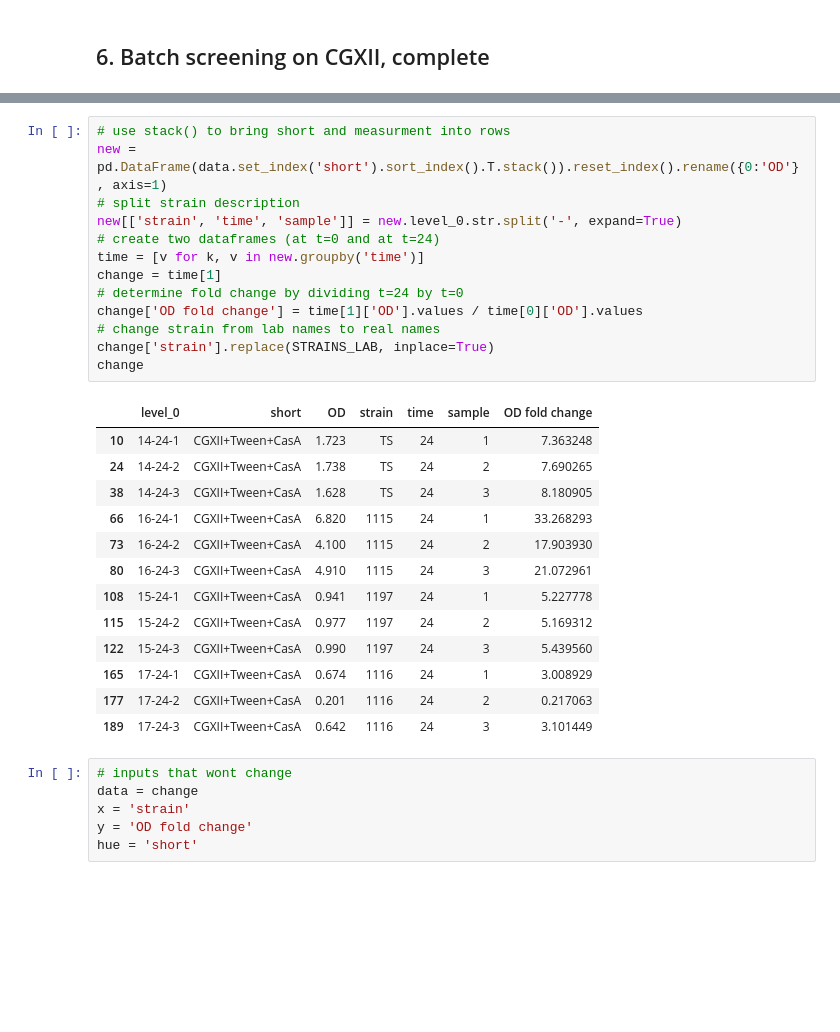
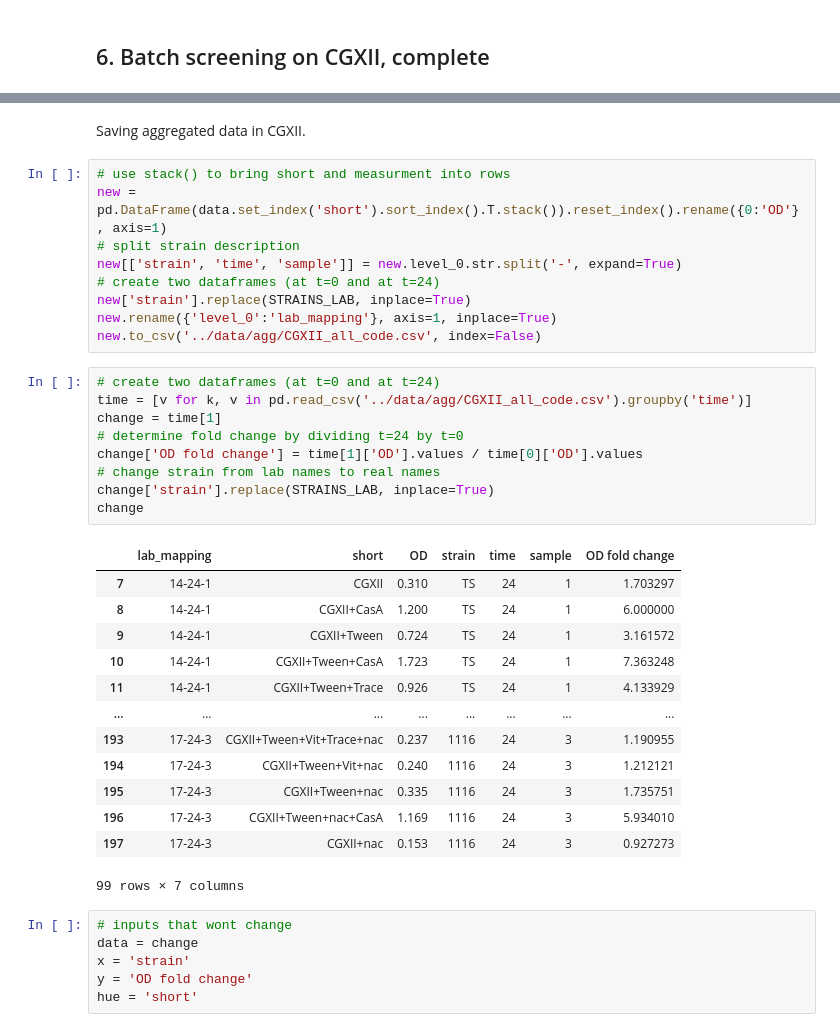
Before and after one commit to draeger-lab/C_striatum_wetlab, a Jupyter notebook: binary_growth_phenotypes/code/binary_eval.ipynb, the cells around one changed output, grey strips where cells are left out. Drawn from its saved outputs; the diff is of its cells as text; blank space fills up the shorter version.

Commit message:
add datasets for CGXII and M9 #6

```diff
--- a/binary_growth_phenotypes/code/binary_eval.ipynb
+++ b/binary_growth_phenotypes/code/binary_eval.ipynb
@@ -1095,33 +1091,40 @@ data
 | 3 | CGXII+Tween+Vit+nac | NaN | NaN | NaN | NaN | NaN | NaN | NaN | NaN | NaN | ... | ... |
 | 4 | CGXII+Tween+Vit+Trace+nac | NaN | NaN | NaN | NaN | NaN | NaN | NaN | NaN | NaN | ... | ... |
 12 rows × 25 columns
+# %% [markdown]
+Saving aggregated data in CGXII.
+# %%
+# use stack() to bring short and measurment into rows
+new = pd.DataFrame(data.set_index('short').sort_index().T.stack()).reset_index().rename({0:'OD'}, axis=1)
+# split strain description
+new[['strain', 'time', 'sample']] = new.level_0.str.split('-', expand=True)
+# create two dataframes (at t=0 and at t=24)
+new['strain'].replace(STRAINS_LAB, inplace=True)
+new.rename({'level_0':'lab_mapping'}, axis=1, inplace=True)
+new.to_csv('../data/agg/CGXII_all_code.csv', index=False)
 # %%
-# use stack() to bring short and measurment into rows
-new = pd.DataFrame(data.set_index('short').sort_index().T.stack()).reset_index().rename({0:'OD'}, axis=1)
-# split strain description
-new[['strain', 'time', 'sample']] = new.level_0.str.split('-', expand=True)
 # create two dataframes (at t=0 and at t=24)
-time = [v for k, v in new.groupby('time')]
+time = [v for k, v in pd.read_csv('../data/agg/CGXII_all_code.csv').groupby('time')]
 change = time[1]
 # determine fold change by dividing t=24 by t=0
 change['OD fold change'] = time[1]['OD'].values / time[0]['OD'].values
 # change strain from lab names to real names
 change['strain'].replace(STRAINS_LAB, inplace=True)
 change
 # %% [output]
-|  | level_0 | short | OD | strain | time | sample | OD fold change |
+|  | lab_mapping | short | OD | strain | time | sample | OD fold change |
+| 7 | 14-24-1 | CGXII | 0.310 | TS | 24 | 1 | 1.703297 |
+| 8 | 14-24-1 | CGXII+CasA | 1.200 | TS | 24 | 1 | 6.000000 |
+| 9 | 14-24-1 | CGXII+Tween | 0.724 | TS | 24 | 1 | 3.161572 |
 | 10 | 14-24-1 | CGXII+Tween+CasA | 1.723 | TS | 24 | 1 | 7.363248 |
-| 24 | 14-24-2 | CGXII+Tween+CasA | 1.738 | TS | 24 | 2 | 7.690265 |
-| 38 | 14-24-3 | CGXII+Tween+CasA | 1.628 | TS | 24 | 3 | 8.180905 |
-| 66 | 16-24-1 | CGXII+Tween+CasA | 6.820 | 1115 | 24 | 1 | 33.268293 |
-| 73 | 16-24-2 | CGXII+Tween+CasA | 4.100 | 1115 | 24 | 2 | 17.903930 |
-| 80 | 16-24-3 | CGXII+Tween+CasA | 4.910 | 1115 | 24 | 3 | 21.072961 |
-| 108 | 15-24-1 | CGXII+Tween+CasA | 0.941 | 1197 | 24 | 1 | 5.227778 |
-| 115 | 15-24-2 | CGXII+Tween+CasA | 0.977 | 1197 | 24 | 2 | 5.169312 |
-| 122 | 15-24-3 | CGXII+Tween+CasA | 0.990 | 1197 | 24 | 3 | 5.439560 |
-| 165 | 17-24-1 | CGXII+Tween+CasA | 0.674 | 1116 | 24 | 1 | 3.008929 |
-| 177 | 17-24-2 | CGXII+Tween+CasA | 0.201 | 1116 | 24 | 2 | 0.217063 |
-| 189 | 17-24-3 | CGXII+Tween+CasA | 0.642 | 1116 | 24 | 3 | 3.101449 |
+| 11 | 14-24-1 | CGXII+Tween+Trace | 0.926 | TS | 24 | 1 | 4.133929 |
+| ... | ... | ... | ... | ... | ... | ... | ... |
+| 193 | 17-24-3 | CGXII+Tween+Vit+Trace+nac | 0.237 | 1116 | 24 | 3 | 1.190955 |
+| 194 | 17-24-3 | CGXII+Tween+Vit+nac | 0.240 | 1116 | 24 | 3 | 1.212121 |
+| 195 | 17-24-3 | CGXII+Tween+nac | 0.335 | 1116 | 24 | 3 | 1.735751 |
+| 196 | 17-24-3 | CGXII+Tween+nac+CasA | 1.169 | 1116 | 24 | 3 | 5.934010 |
+| 197 | 17-24-3 | CGXII+nac | 0.153 | 1116 | 24 | 3 | 0.927273 |
+99 rows × 7 columns
 # %%
 # inputs that wont change
 data = change
```
Also changed, not shown: parts of 15 cells of this notebook, 2 other files.
